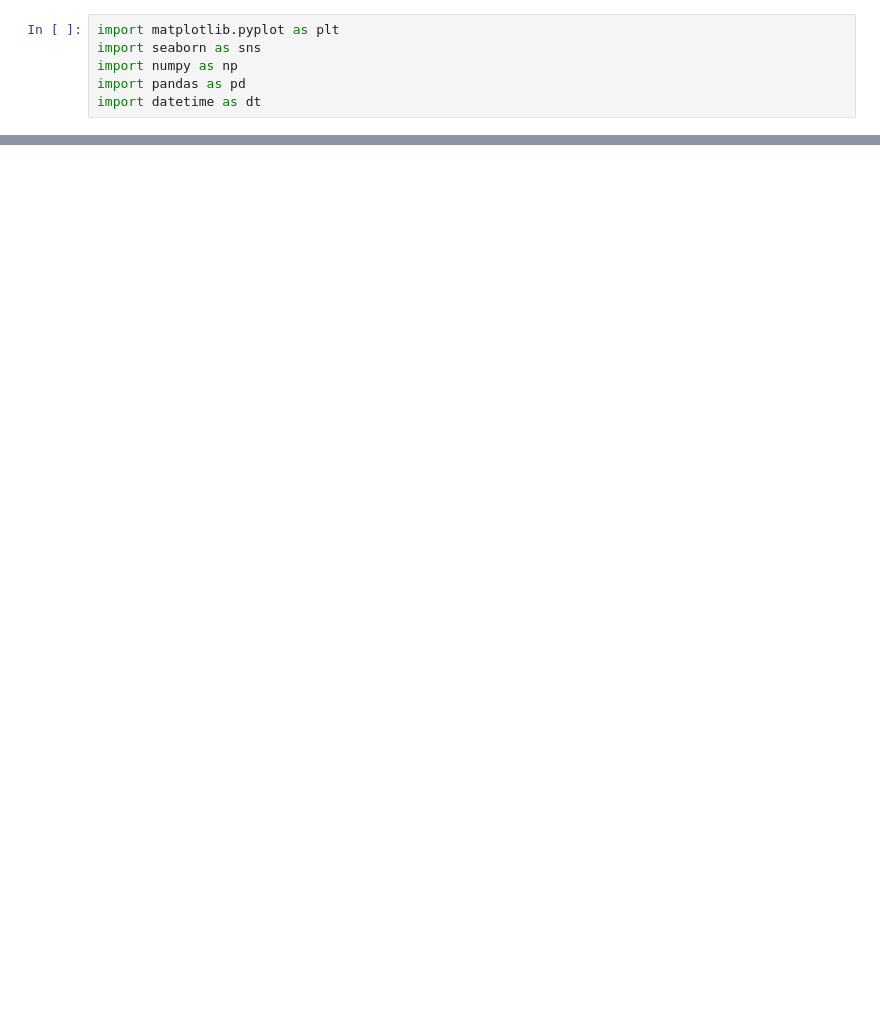
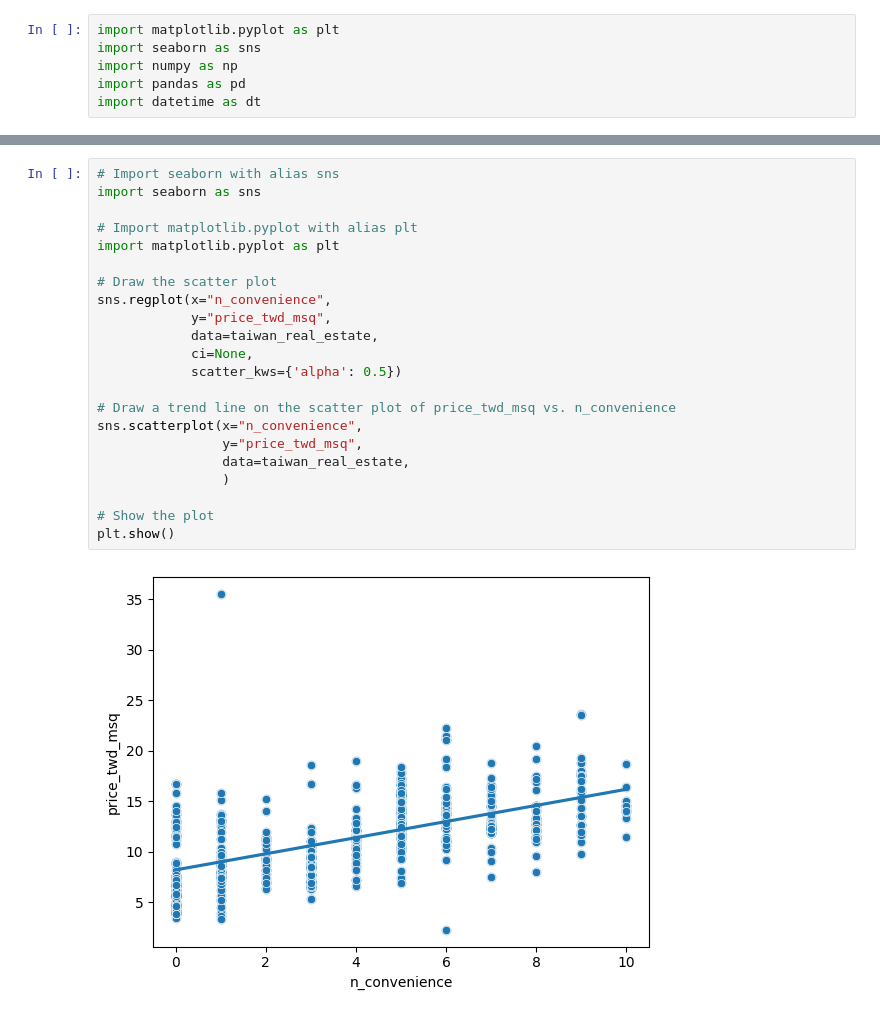
Before and after one commit to Rohanrathod7/my-ds-labs, a Jupyter notebook: 26_Introduction_to_Regression_with_statsmodels_in_Python/01_Simple_Linear_Regression_Modeling.ipynb, the cells around one changed output, grey strips where cells are left out. Saved outputs shown, nothing was run; the diff lists cells and outputs as text; blank space fills up the shorter version.

```diff
--- a/26_Introduction_to_Regression_with_statsmodels_in_Python/01_Simple_Linear_Regression_Modeling.ipynb
+++ b/26_Introduction_to_Regression_with_statsmodels_in_Python/01_Simple_Linear_Regression_Modeling.ipynb
@@ -294,0 +56,24 @@ except AssertionError:
+# %%
+# Import seaborn with alias sns
+import seaborn as sns
+
+# Import matplotlib.pyplot with alias plt
+import matplotlib.pyplot as plt
+
+# Draw the scatter plot
+sns.regplot(x="n_convenience",
+            y="price_twd_msq",
+            data=taiwan_real_estate,
+            ci=None,
+            scatter_kws={'alpha': 0.5})
+
+# Draw a trend line on the scatter plot of price_twd_msq vs. n_convenience
+sns.scatterplot(x="n_convenience",
+                y="price_twd_msq",
+                data=taiwan_real_estate,
+                )
+
+# Show the plot
+plt.show()
+# %% [output]
+[figure, added]
```
Also changed, not shown: parts of 32 cells of this notebook.
